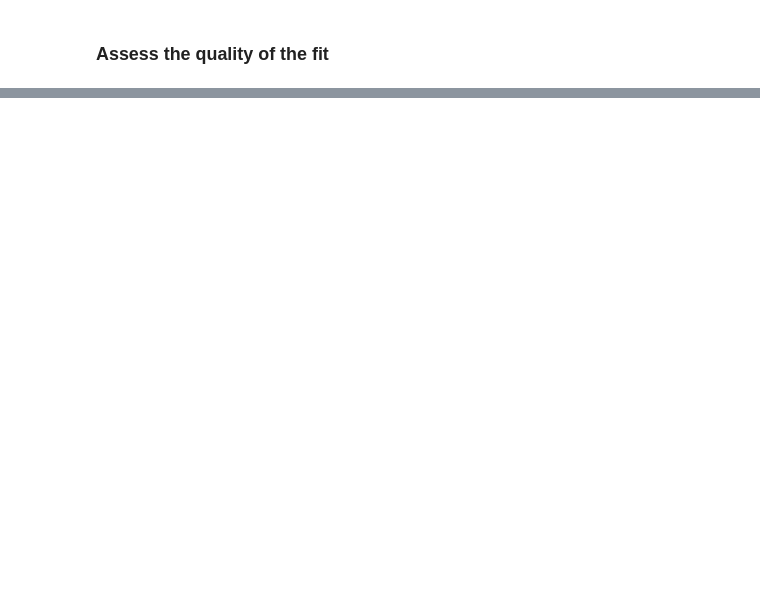
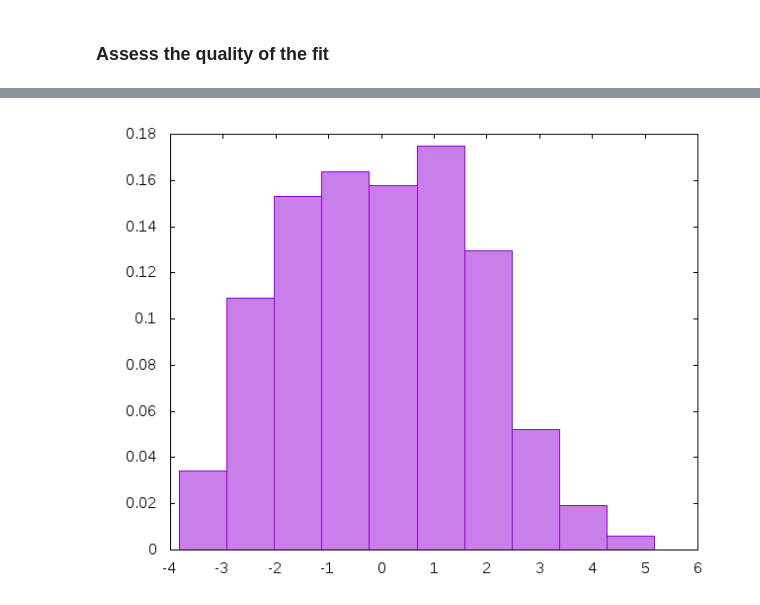
Before and after one commit to agisga/mixed_models, a Jupyter notebook: notebooks/blog_data.ipynb, the cells around one changed output, grey strips where cells are left out. Drawn from its saved outputs; the diff is of its cells as text; code cells hidden in the pictures; blank space fills up the shorter version.

```diff
--- a/notebooks/blog_data.ipynb
+++ b/notebooks/blog_data.ipynb
@@ -149,0 +194,18 @@ LoadError: cannot load such file -- gnuplotrb
+# %%
+bin_width = (y.max - y.min)/10.0
+bins = (y.min..y.max).step(bin_width).to_a
+rel_freq = Array.new(bins.length-1){0.0}
+y.each do |r|
+  0.upto(bins.length-2) do |i|
+    if r >= bins[i] && r < bins[i+1] then
+      rel_freq[i] += 1.0/y.length
+    end
+  end
+end
+bins_center = bins[0...-1].map { |b| b + bin_width/2.0 }
+
+residuals_hist = Plot.new([[bins_center, rel_freq], with: 'boxes', notitle: true],
+                           style: 'fill solid 0.5')
+residuals_hist.term('png')
+# %% [output]
+[figure, added]
```
Also changed, not shown: parts of 41 cells of this notebook.
